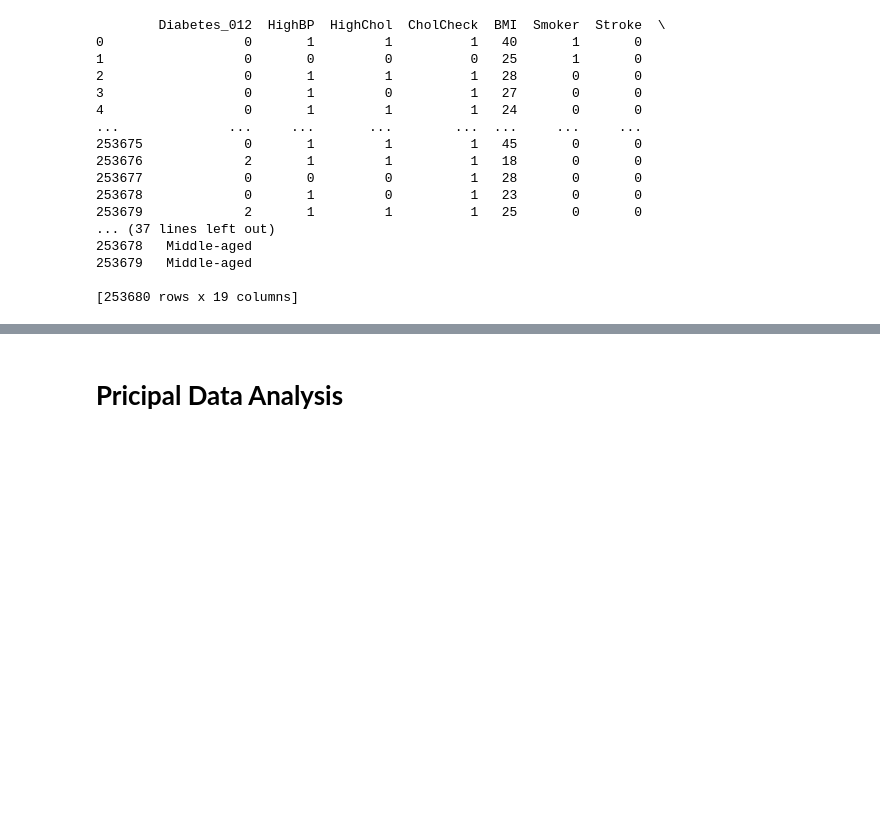
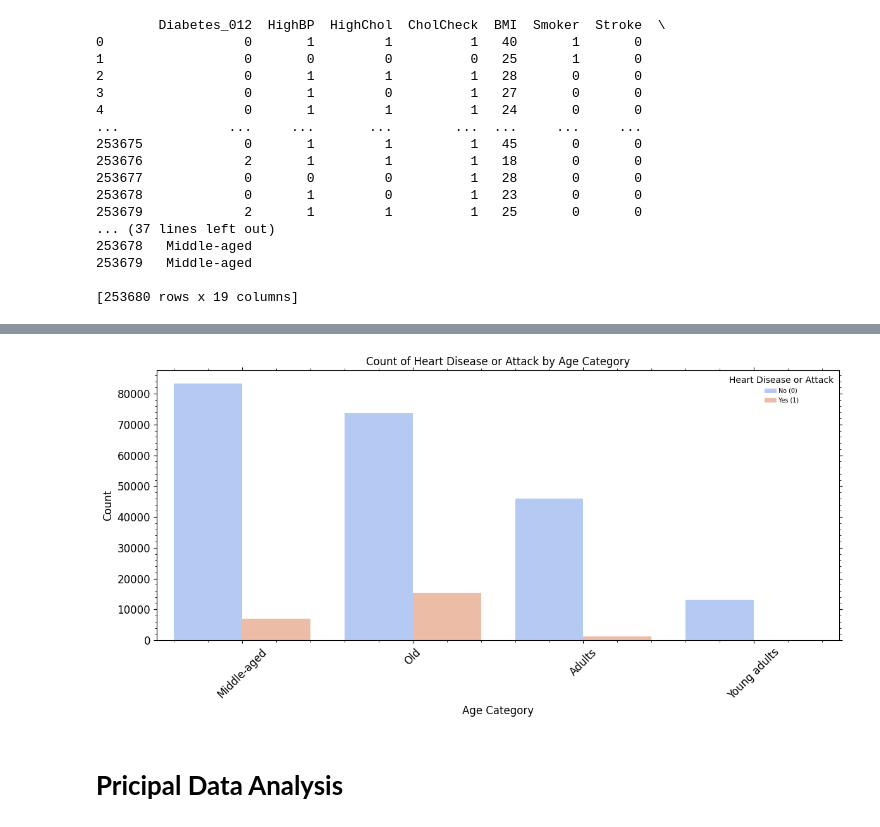
Before and after one commit to akhilnazim0/Data-Science-Project, a Jupyter notebook: Data_Science_Project_.ipynb, the cells around one changed output, grey strips where cells are left out. Drawn from its saved outputs; the diff is of its cells as text; code cells hidden in the pictures; blank space fills up the shorter version.

```diff
--- a/Data_Science_Project_.ipynb
+++ b/Data_Science_Project_.ipynb
@@ -260,3 +275,18 @@ df_f['Age_Category'].value_counts().plot(kind='bar')
+# %%
+# Create a bar plot to show the count of individuals with and without heart disease or attack in each age category
+plt.figure(figsize=(12, 6))
+sns.countplot(data=df_f, x='Age_Category', hue='HeartDiseaseorAttack', palette='coolwarm')
+
+# Add title and labels
+plt.title('Count of Heart Disease or Attack by Age Category')
+plt.xlabel('Age Category')
+plt.ylabel('Count')
+plt.legend(title='Heart Disease or Attack', labels=['No (0)', 'Yes (1)'])
+plt.xticks(rotation=45)
+plt.tight_layout()
+plt.show()
+# %% [output]
+[figure, added]
 # %% [markdown]
 # **Pricipal Data Analysis**
 # %%
```
Also changed, not shown: parts of 16 cells of this notebook.
